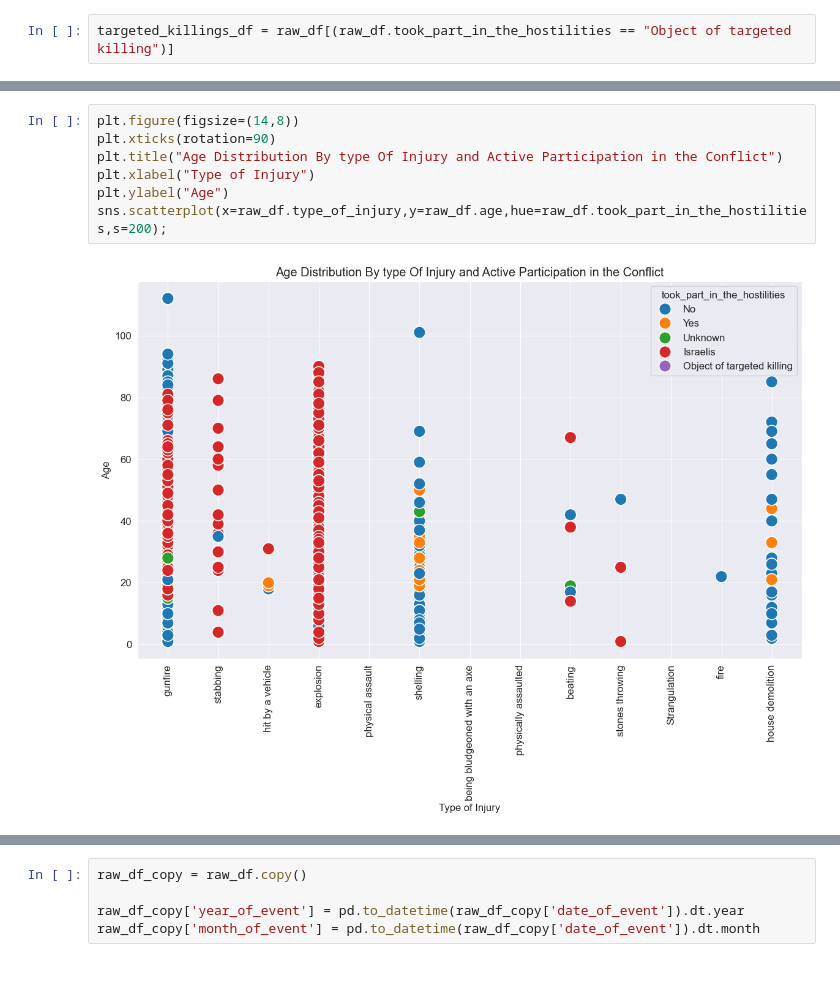
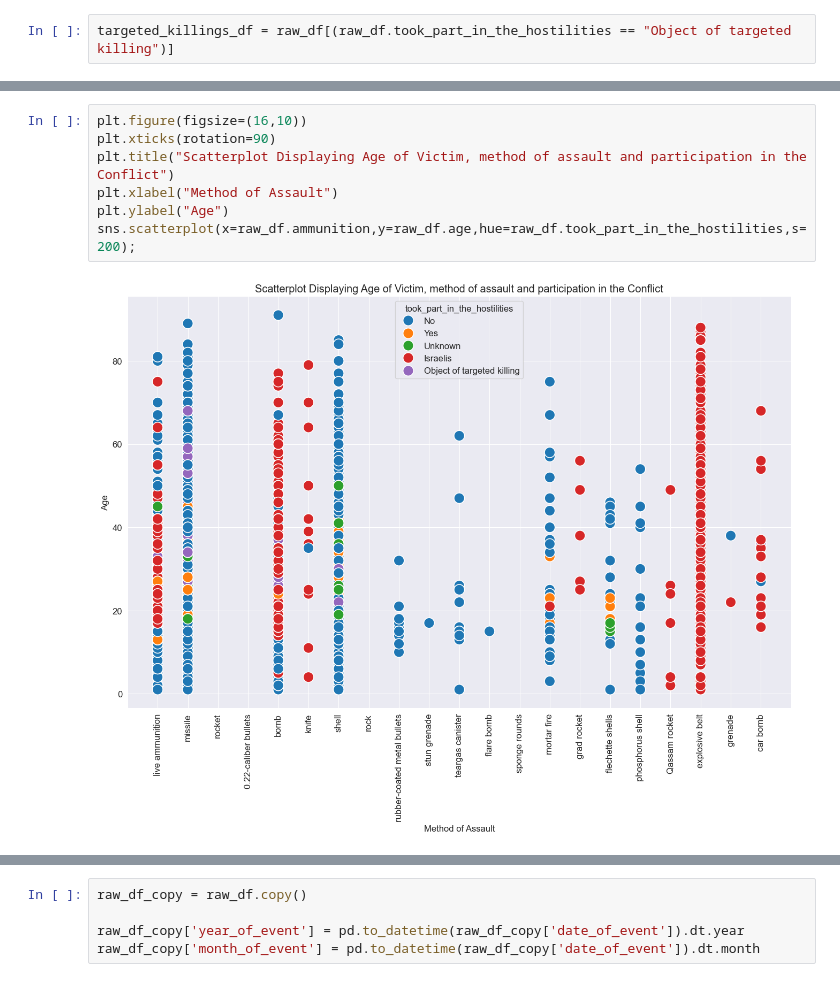
Before and after one commit to ThePowerfulProgrammer/Data-Analysis-Notebooks, a Jupyter notebook: EDA Israel-Palestine Conflict.ipynb, the cells around one changed output, grey strips where cells are left out. Drawn from its saved outputs; the diff is of its cells as text.

```diff
--- a/EDA Israel-Palestine Conflict.ipynb
+++ b/EDA Israel-Palestine Conflict.ipynb
@@ -289,9 +668,9 @@ targeted_killings_df.head(5)
 # %%
-plt.figure(figsize=(14,8))
+plt.figure(figsize=(16,10))
 plt.xticks(rotation=90)
-plt.title("Age Distribution By type Of Injury and Active Participation in the Conflict")
-plt.xlabel("Type of Injury")
+plt.title("Scatterplot Displaying Age of Victim, method of assault and participation in the Conflict")
+plt.xlabel("Method of Assault")
 plt.ylabel("Age")
-sns.scatterplot(x=raw_df.type_of_injury,y=raw_df.age,hue=raw_df.took_part_in_the_hostilities,s=200);
+sns.scatterplot(x=raw_df.ammunition,y=raw_df.age,hue=raw_df.took_part_in_the_hostilities,s=200);
 # %% [output]
-[figure, old version]
+[figure, new version]
```
Also changed, not shown: parts of 42 cells of this notebook, 2 other files.
